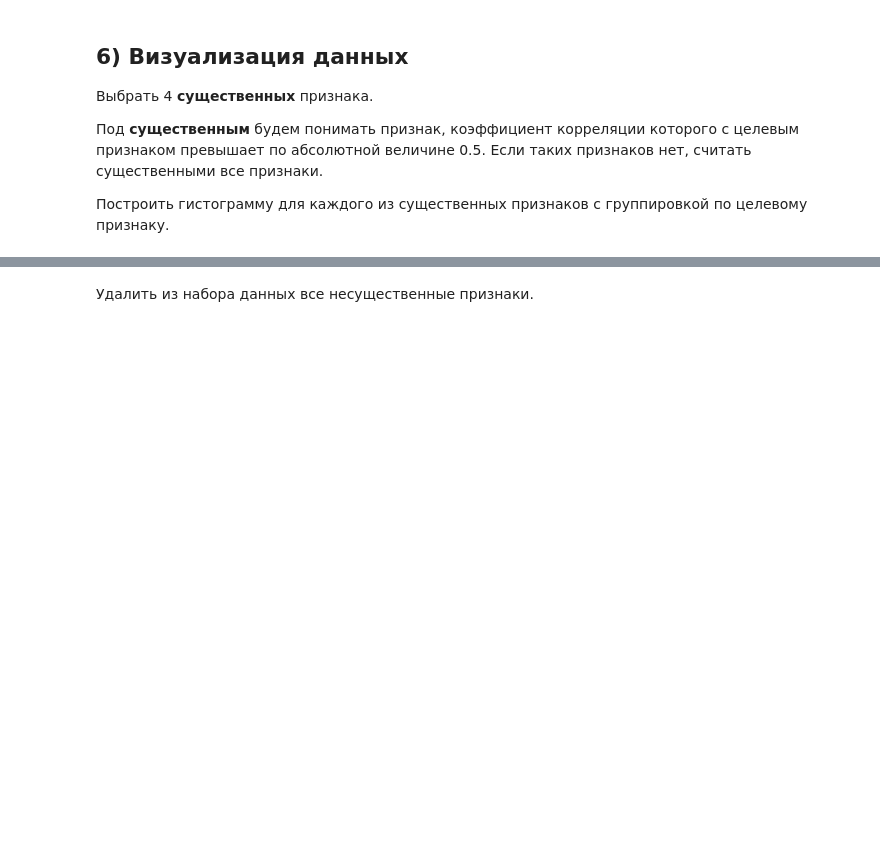
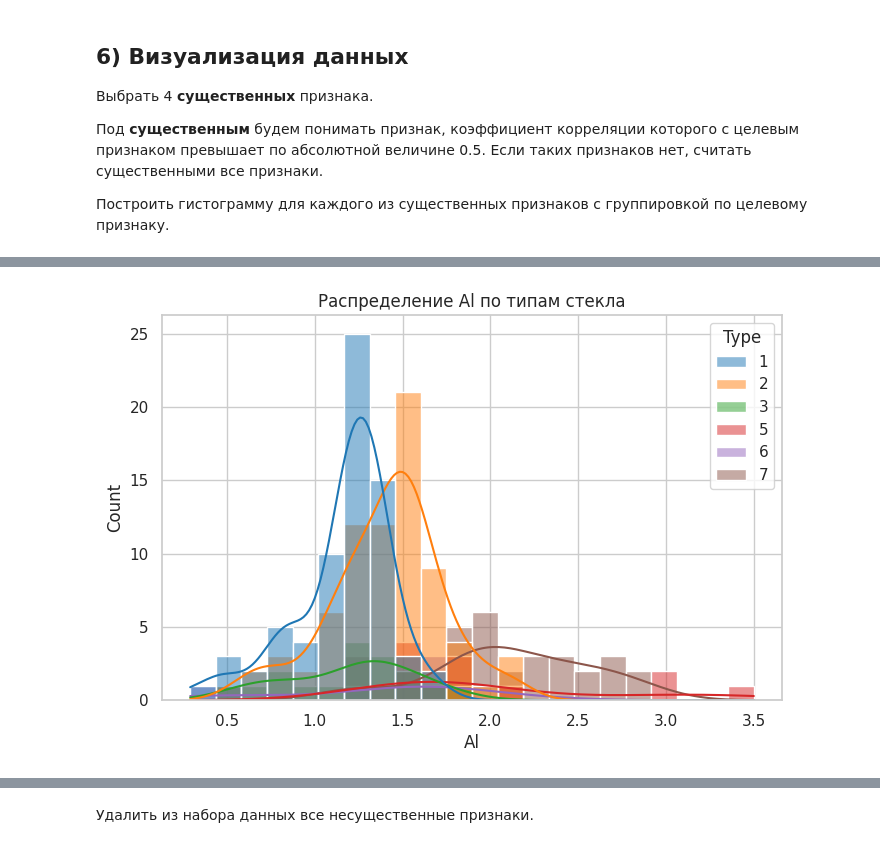
Before and after one commit to Am1rTl/Info, a Jupyter notebook: Glass.ipynb, the cells around one changed output, grey strips where cells are left out. Saved outputs shown, nothing was run; the diff lists cells and outputs as text; code cells hidden in the pictures; blank space fills up the shorter version.

```diff
--- a/Glass.ipynb
+++ b/Glass.ipynb
@@ -82,0 +165,9 @@ Type | Тип стекла
+# %%
+#Код для формирования второй гистограммы
+if len(significant_features) >= 2:
+    plt.figure(figsize=(8, 5))
+    sns.histplot(data=df, x=significant_features[1], hue="Type", palette="tab10", kde=True)
+    plt.title(f"Распределение {significant_features[1]} по типам стекла")
+    plt.show()
+# %% [output]
+[figure, added]
```
Also changed, not shown: parts of 34 cells of this notebook.
